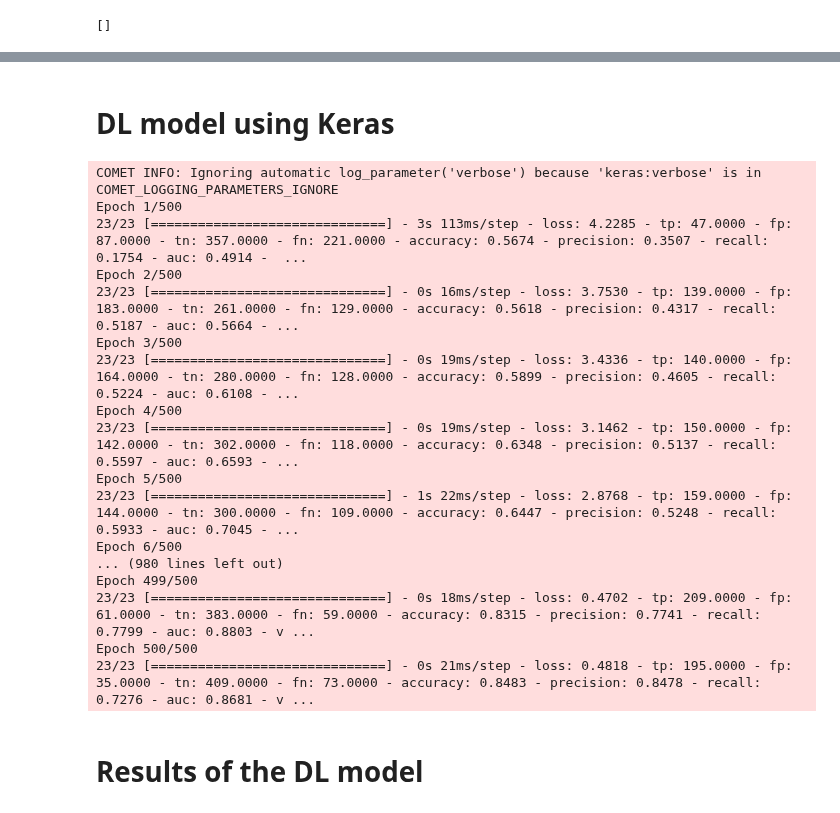
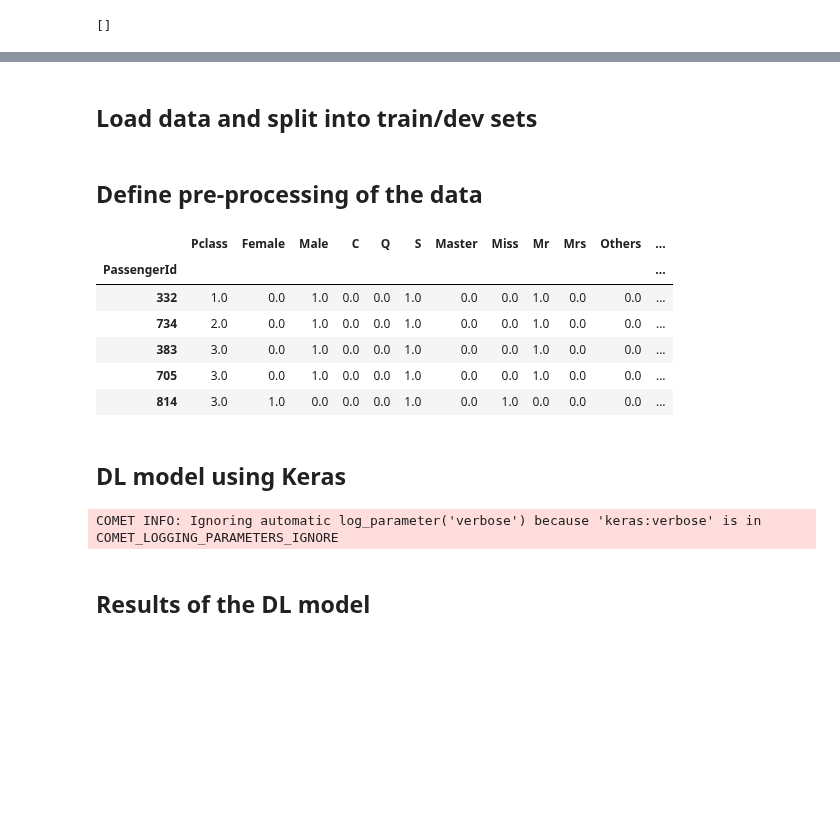
Before and after one commit to Witalia008/kaggle-public, a Jupyter notebook: titanic/TitanicDL.ipynb, the cells around one changed output, grey strips where cells are left out. Cells and saved outputs as stored; diff of their text form; code cells hidden in the pictures; blank space fills up the shorter version.

```diff
--- a/titanic/TitanicDL.ipynb
+++ b/titanic/TitanicDL.ipynb
@@ -168,0 +60,11 @@ PassengerId
+# %% [markdown]
+## Load data and split into train/dev sets
+# %%
+from titanic.titanic_data import load_titanic_data, split_data, get_data_preprocessor
+
+X_train_full, y_train_full, X_pred = load_titanic_data()
+X_train, X_valid, y_train, y_valid = split_data(X_train_full, y_train_full, test_size=DEV_SPLIT, random_state=SEED)
+# %% [markdown]
+## Define pre-processing of the data
+# %%
+preprocessor, preprocessed_column_names = get_data_preprocessor()
@@ -169,5 +75,15 @@ PassengerId
+# %%
+X_train.head()
+# %% [output]
+|  | Pclass | Female | Male | C | Q | S | Master | Miss | Mr | Mrs | Others | ... |
+| PassengerId |  |  |  |  |  |  |  |  |  |  |  | ... |
+| 332 | 1.0 | 0.0 | 1.0 | 0.0 | 0.0 | 1.0 | 0.0 | 0.0 | 1.0 | 0.0 | 0.0 | ... |
+| 734 | 2.0 | 0.0 | 1.0 | 0.0 | 0.0 | 1.0 | 0.0 | 0.0 | 1.0 | 0.0 | 0.0 | ... |
+| 383 | 3.0 | 0.0 | 1.0 | 0.0 | 0.0 | 1.0 | 0.0 | 0.0 | 1.0 | 0.0 | 0.0 | ... |
+| 705 | 3.0 | 0.0 | 1.0 | 0.0 | 0.0 | 1.0 | 0.0 | 0.0 | 1.0 | 0.0 | 0.0 | ... |
+| 814 | 3.0 | 1.0 | 0.0 | 0.0 | 0.0 | 1.0 | 0.0 | 1.0 | 0.0 | 0.0 | 0.0 | ... |
 # %% [markdown]
-# DL model using Keras
+## DL model using Keras
 # %%
 METRICS = [
       keras.metrics.TruePositives(name="tp"),
@@ -212,25 +128,8 @@ class_weights = {0: weight_died, 1: weight_survived}
 # Create a new model each time before running training (otherwise new trainings would just be on already trained model)
 model = get_model(X_train.shape[1])
 
-# TODO: See how can make less verbose.
-history = model.fit(X_train, Y_train, epochs=500, batch_size=32, validation_data=(X_dev, Y_dev), class_weight=class_weights)
+history = model.fit(X_train, y_train, epochs=500, batch_size=32, validation_data=(X_valid, y_valid), class_weight=class_weights, verbose=0)
 # %% [output]
 COMET INFO: Ignoring automatic log_parameter('verbose') because 'keras:verbose' is in COMET_LOGGING_PARAMETERS_IGNORE
-Epoch 1/500
-23/23 [==============================] - 3s 113ms/step - loss: 4.2285 - tp: 47.0000 - fp: 87.0000 - tn: 357.0000 - fn: 221.0000 - accuracy: 0.5674 - precision: 0.3507 - recall: 0.1754 - auc: 0.4914 -  ...
-Epoch 2/500
-23/23 [==============================] - 0s 16ms/step - loss: 3.7530 - tp: 139.0000 - fp: 183.0000 - tn: 261.0000 - fn: 129.0000 - accuracy: 0.5618 - precision: 0.4317 - recall: 0.5187 - auc: 0.5664 - ...
-Epoch 3/500
-23/23 [==============================] - 0s 19ms/step - loss: 3.4336 - tp: 140.0000 - fp: 164.0000 - tn: 280.0000 - fn: 128.0000 - accuracy: 0.5899 - precision: 0.4605 - recall: 0.5224 - auc: 0.6108 - ...
-Epoch 4/500
-23/23 [==============================] - 0s 19ms/step - loss: 3.1462 - tp: 150.0000 - fp: 142.0000 - tn: 302.0000 - fn: 118.0000 - accuracy: 0.6348 - precision: 0.5137 - recall: 0.5597 - auc: 0.6593 - ...
-Epoch 5/500
-23/23 [==============================] - 1s 22ms/step - loss: 2.8768 - tp: 159.0000 - fp: 144.0000 - tn: 300.0000 - fn: 109.0000 - accuracy: 0.6447 - precision: 0.5248 - recall: 0.5933 - auc: 0.7045 - ...
-Epoch 6/500
-... (980 lines left out)
-Epoch 499/500
-23/23 [==============================] - 0s 18ms/step - loss: 0.4702 - tp: 209.0000 - fp: 61.0000 - tn: 383.0000 - fn: 59.0000 - accuracy: 0.8315 - precision: 0.7741 - recall: 0.7799 - auc: 0.8803 - v ...
-Epoch 500/500
-23/23 [==============================] - 0s 21ms/step - loss: 0.4818 - tp: 195.0000 - fp: 35.0000 - tn: 409.0000 - fn: 73.0000 - accuracy: 0.8483 - precision: 0.8478 - recall: 0.7276 - auc: 0.8681 - v ...
 # %% [markdown]
-# Results of the DL model
+## Results of the DL model
```
Also changed, not shown: parts of 23 cells of this notebook, 4 other files.
